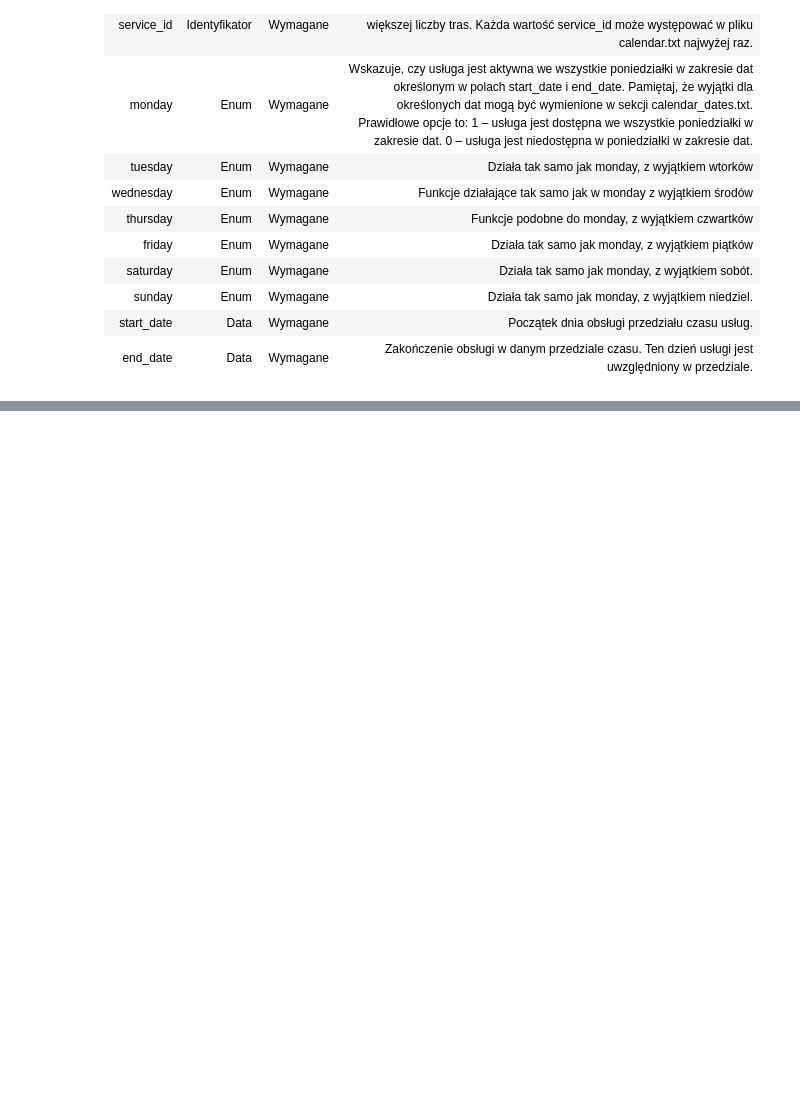
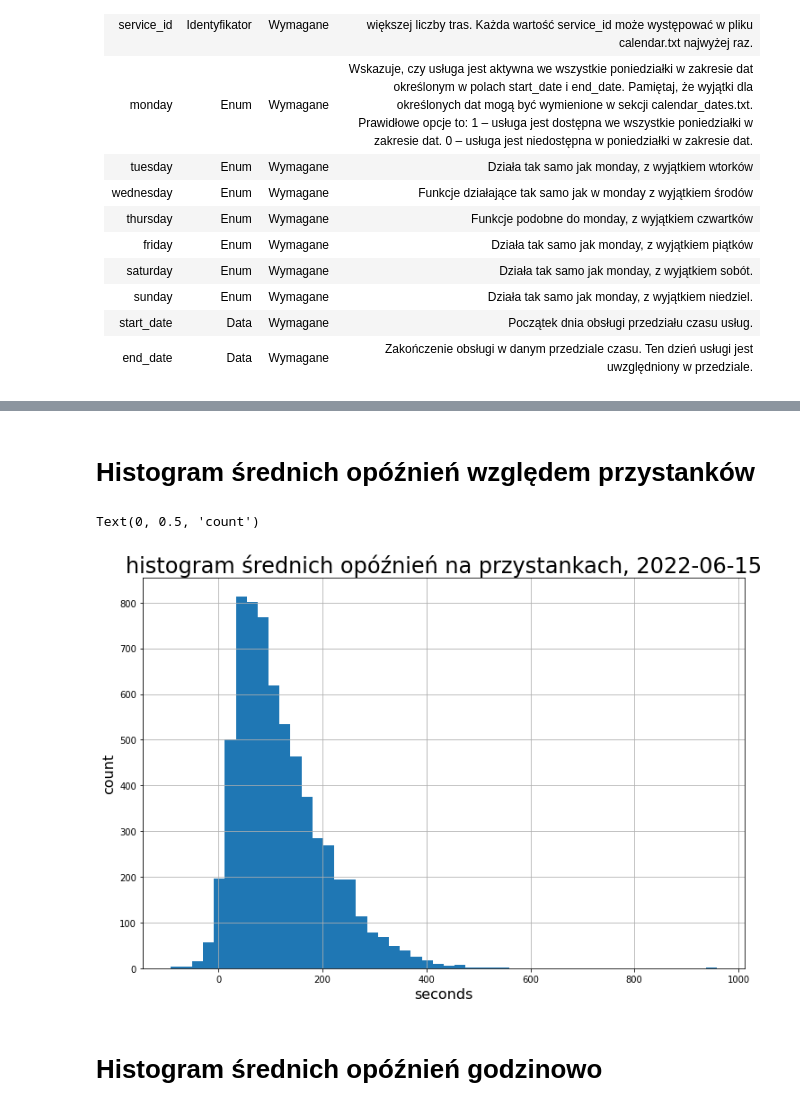
Before and after one commit to hoanganhlinh/praca-inzynierska, a Jupyter notebook: EDA.ipynb, the cells around one changed output, grey strips where cells are left out. Cells and saved outputs as stored; diff of their text form; code cells hidden in the pictures; blank space fills up the shorter version.

```diff
--- a/EDA.ipynb
+++ b/EDA.ipynb
@@ -246,0 +193,14 @@ merged_df['diff'] = merged_df["arrival_time_y"] - merged_df["arrival_time_x"]
+# %% [markdown]
+# Histogram średnich opóźnień względem przystanków
+# %%
+fig, ax = plt.subplots(1,1)
+fig.set_size_inches(12,8)
+filtered_df.groupby('stop_id').mean()['diff'].hist(ax=ax, bins = 50)
+ax.set_title(f'histogram średnich opóźnień na przystankach, {day}', fontsize = 24)
+ax.set_xlabel('seconds', fontsize = 16)
+ax.set_ylabel('count', fontsize = 16)
+# %% [output]
+Text(0, 0.5, 'count')
+[figure, added]
+# %% [markdown]
+# Histogram średnich opóźnień godzinowo
```
Also changed, not shown: parts of 31 cells of this notebook.
